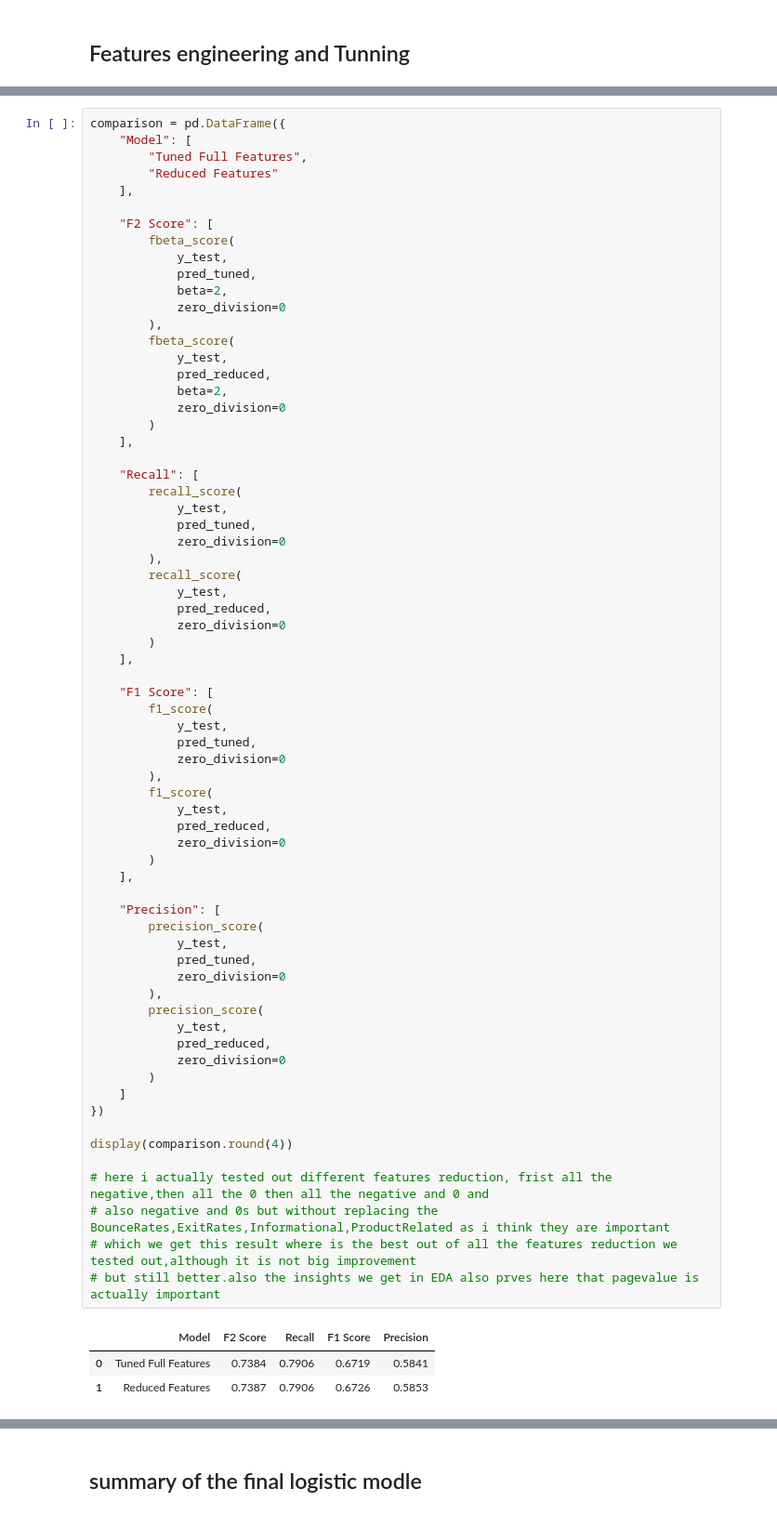
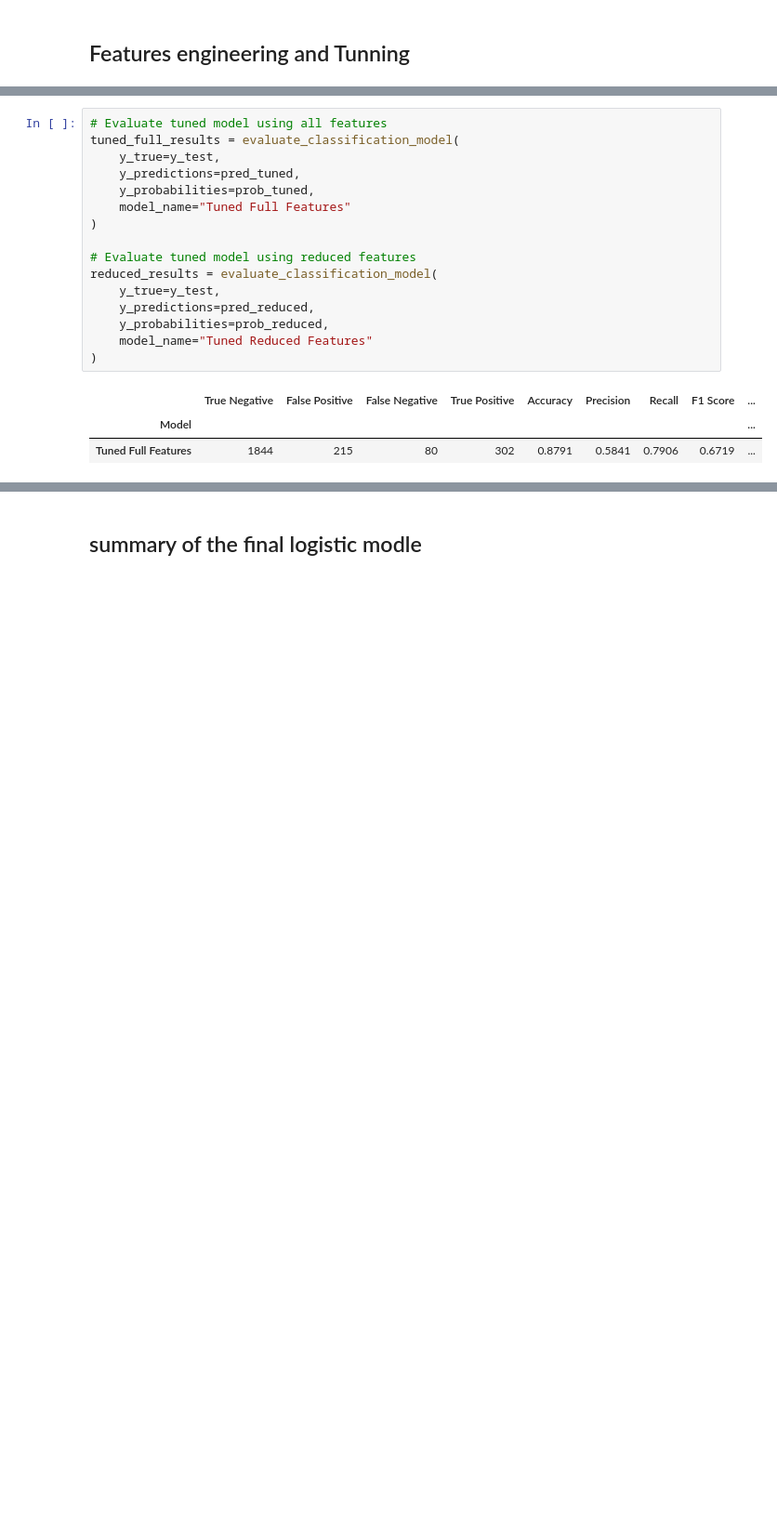
Before and after one commit to liaoxiaoyang3-prog/MLDP_project, a Jupyter notebook: MLDP.ipynb, the cells around one changed output, grey strips where cells are left out. Shown at 93% size. Saved outputs shown, nothing was run; the diff lists cells and outputs as text; blank space fills up the shorter version.

Commit message:
we have a full run through main changed the markdonws and some small things, then i made a new model total 3 to make a compared and got the best model as the main

```diff
--- a/MLDP.ipynb
+++ b/MLDP.ipynb
@@ -1745,72 +1686,20 @@ Remaining features: 24
 # %%
-comparison = pd.DataFrame({
-    "Model": [
-        "Tuned Full Features",
-        "Reduced Features"
-    ],
+# Evaluate tuned model using all features
+tuned_full_results = evaluate_classification_model(
+    y_true=y_test,
+    y_predictions=pred_tuned,
+    y_probabilities=prob_tuned,
+    model_name="Tuned Full Features"
+)
 
-    "F2 Score": [
-        fbeta_score(
-            y_test,
-            pred_tuned,
-            beta=2,
-            zero_division=0
-        ),
-        fbeta_score(
-            y_test,
-            pred_reduced,
-            beta=2,
-            zero_division=0
-        )
-    ],
-
-    "Recall": [
-        recall_score(
-            y_test,
-            pred_tuned,
-            zero_division=0
-        ),
-        recall_score(
-            y_test,
-            pred_reduced,
-            zero_division=0
-        )
-    ],
-
-    "F1 Score": [
-        f1_score(
-            y_test,
-            pred_tuned,
-            zero_division=0
-        ),
-        f1_score(
-            y_test,
-            pred_reduced,
-            zero_division=0
-        )
-    ],
-
-    "Precision": [
-        precision_score(
-            y_test,
-            pred_tuned,
-            zero_division=0
-        ),
-        precision_score(
-            y_test,
-            pred_reduced,
-            zero_division=0
-        )
-    ]
-})
-
-display(comparison.round(4))
-
-# here i actually tested out different features reduction, frist all the negative,then all the 0 then all the negative and 0 and
-# also negative and 0s but without replacing the BounceRates,ExitRates,Informational,ProductRelated as i think they are important
-# which we get this result where is the best out of all the features reduction we tested out,although it is not big improvement
-# but still better.also the insights we get in EDA also prves here that pagevalue is actually important
+# Evaluate tuned model using reduced features
+reduced_results = evaluate_classification_model(
+    y_true=y_test,
+    y_predictions=pred_reduced,
+    y_probabilities=prob_reduced,
+    model_name="Tuned Reduced Features"
+)
 # %% [output]
-|  | Model | F2 Score | Recall | F1 Score | Precision |
-| 0 | Tuned Full Features | 0.7384 | 0.7906 | 0.6719 | 0.5841 |
-| 1 | Reduced Features | 0.7387 | 0.7906 | 0.6726 | 0.5853 |
+|  | True Negative | False Positive | False Negative | True Positive | Accuracy | Precision | Recall | F1 Score | ... |
+| Model |  |  |  |  |  |  |  |  | ... |
+| Tuned Full Features | 1844 | 215 | 80 | 302 | 0.8791 | 0.5841 | 0.7906 | 0.6719 | ... |
```
Also changed, not shown: parts of 77 cells of this notebook, 2 other files.
